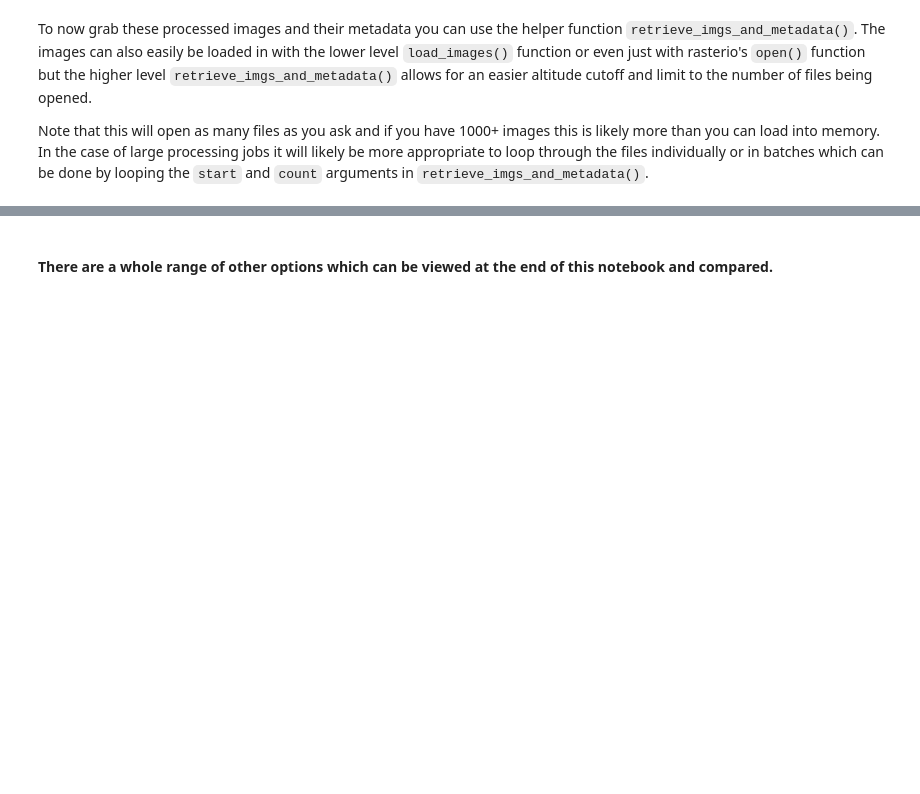
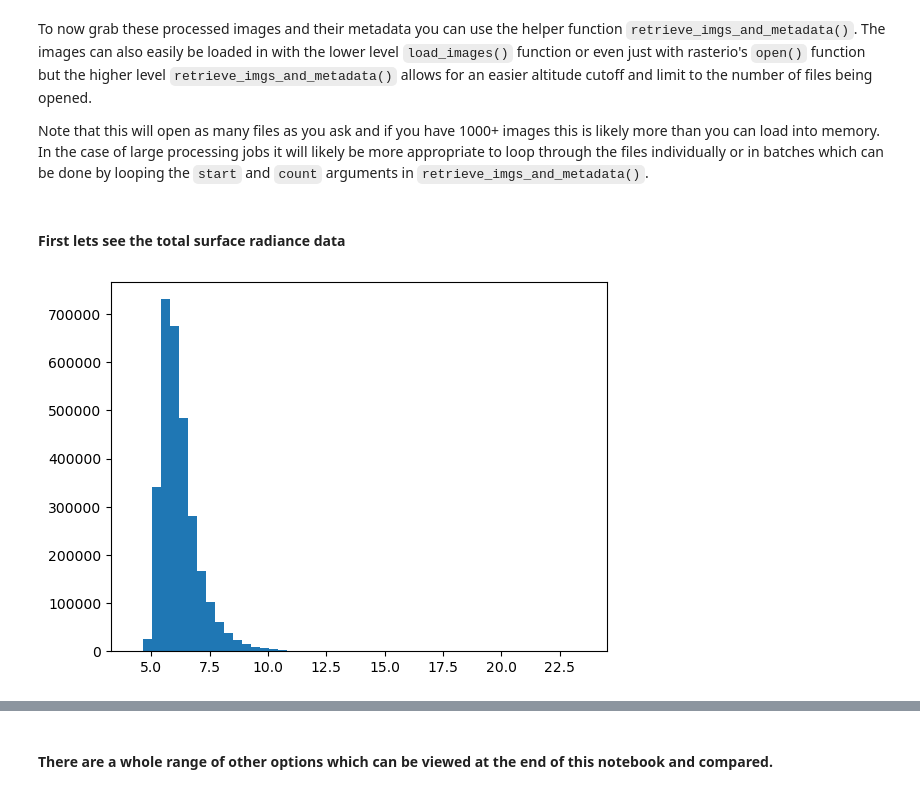
Before and after one commit to aewindle110/DroneWQ, a Jupyter notebook: primary_demo.ipynb, the cells around one changed output, grey strips where cells are left out. Cells and saved outputs as stored; diff of their text form; code cells hidden in the pictures; blank space fills up the shorter version.

```diff
--- a/primary_demo.ipynb
+++ b/primary_demo.ipynb
@@ -140,3 +82,5 @@ To now grab these processed images and their metadata you can use the helper fun
 Note that this will open as many files as you ask and if you have 1000+ images this is likely more than you can load into memory. In the case of large processing jobs it will likely be more appropriate to loop through the files individually or in batches which can be done by looping the `start` and `count` arguments in `retrieve_imgs_and_metadata()`.
 # %%
 ?retrieve_imgs_and_metadata
+# %% [markdown]
+#### First lets see the total surface radiance data
@@ -142,0 +89,5 @@ Note that this will open as many files as you ask and if you have 1000+ images t
+# %%
+plt.hist(lt_imgs[5,0].flatten(),bins=50)
+plt.show()
+# %% [output]
+[figure, added]
```
Also changed, not shown: parts of 10 cells of this notebook, 5 other files.
